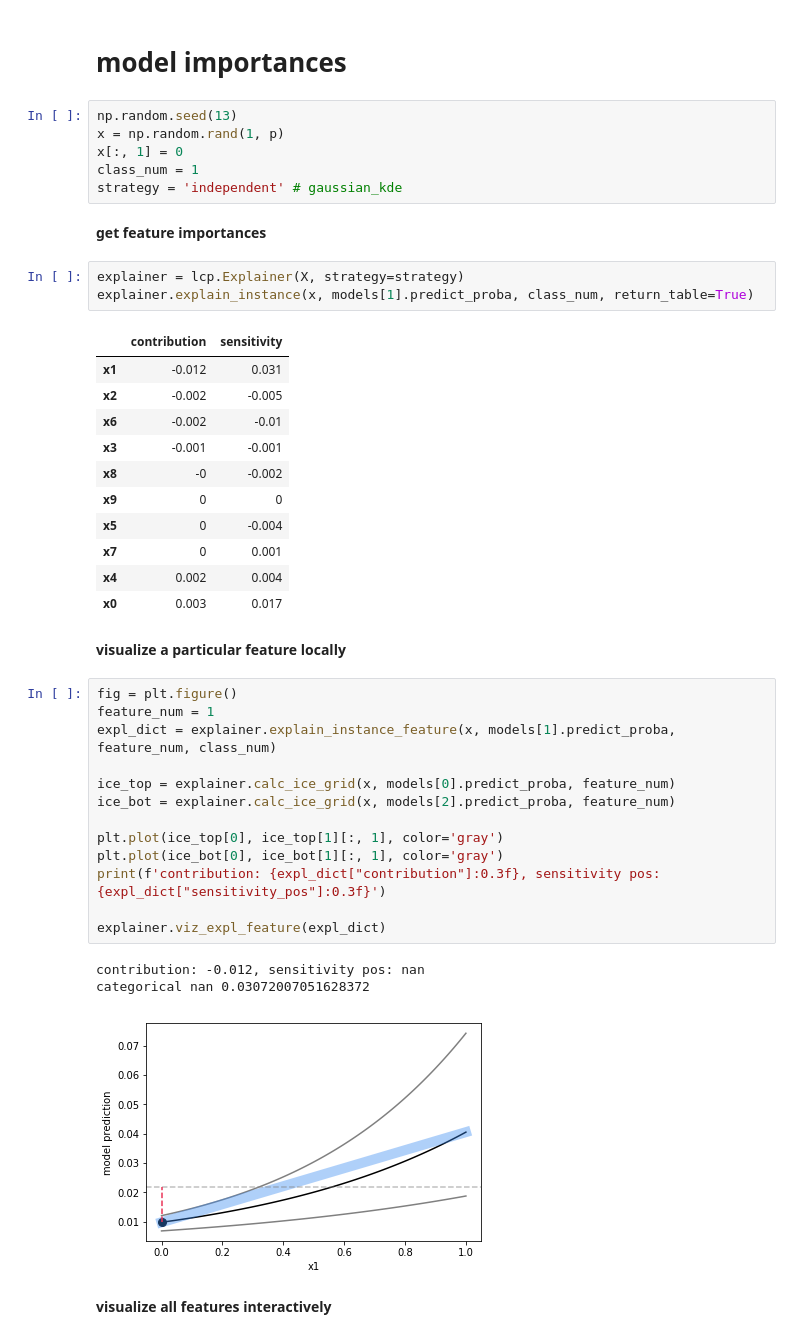
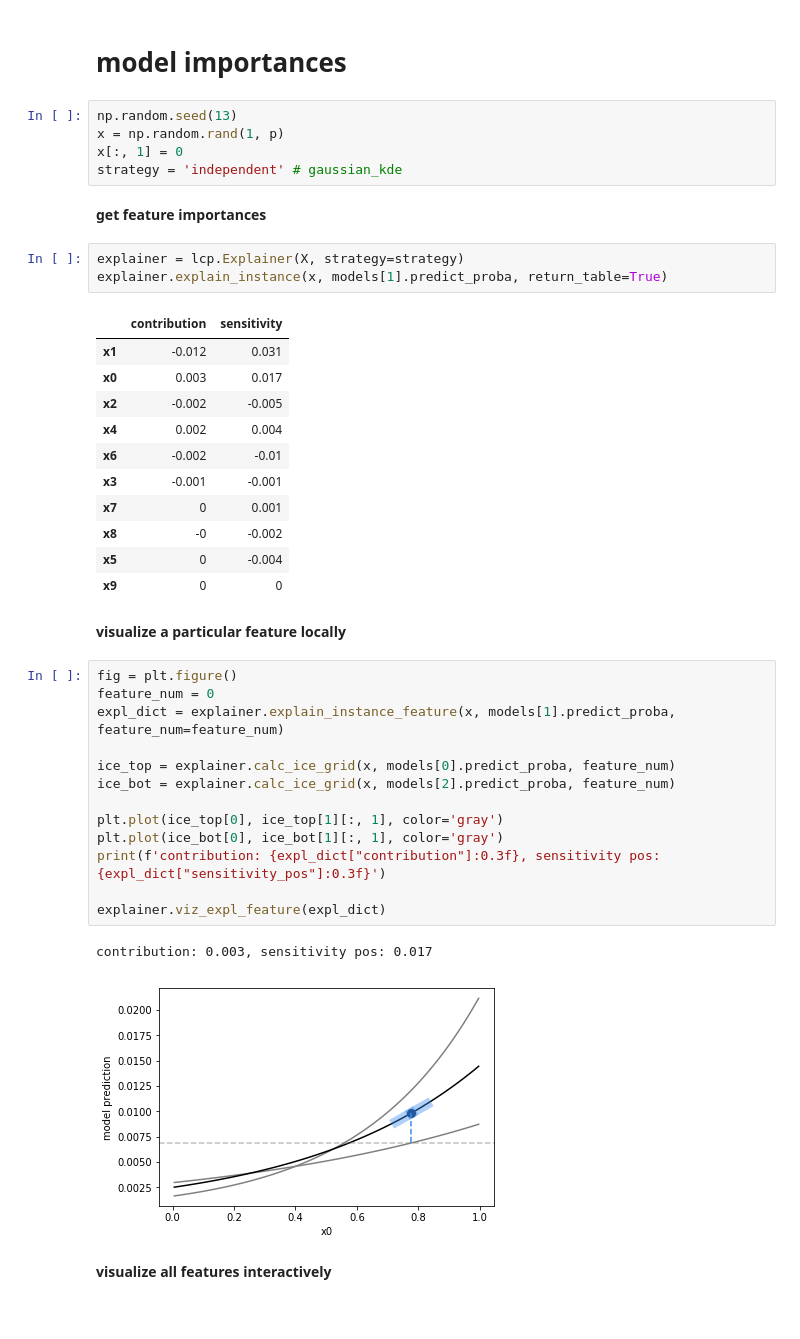
Before and after one commit to Pacmed/sensible-local-interpretations, a Jupyter notebook: interp/eda_interp.ipynb, the cells around one changed output. Cells and saved outputs as stored; diff of their text form.

Commit message:
plot CIs

```diff
--- a/interp/eda_interp.ipynb
+++ b/interp/eda_interp.ipynb
@@ -33,44 +33,42 @@ for class_weight in [0.5, 1, 2]:
 np.random.seed(13)
 x = np.random.rand(1, p)
 x[:, 1] = 0
-class_num = 1
 strategy = 'independent' # gaussian_kde
 # %% [markdown]
 **get feature importances**
 # %%
 explainer = lcp.Explainer(X, strategy=strategy)
-explainer.explain_instance(x, models[1].predict_proba, class_num, return_table=True)
+explainer.explain_instance(x, models[1].predict_proba, return_table=True)
 # %% [output]
 |  | contribution | sensitivity |
 | x1 | -0.012 | 0.031 |
+| x0 | 0.003 | 0.017 |
 | x2 | -0.002 | -0.005 |
+| x4 | 0.002 | 0.004 |
 | x6 | -0.002 | -0.01 |
 | x3 | -0.001 | -0.001 |
+| x7 | 0 | 0.001 |
 | x8 | -0 | -0.002 |
+| x5 | 0 | -0.004 |
 | x9 | 0 | 0 |
-| x5 | 0 | -0.004 |
-| x7 | 0 | 0.001 |
-| x4 | 0.002 | 0.004 |
-| x0 | 0.003 | 0.017 |
 # %% [markdown]
 **visualize a particular feature locally**
 # %%
 fig = plt.figure()
-feature_num = 1
-expl_dict = explainer.explain_instance_feature(x, models[1].predict_proba, feature_num, class_num)
+feature_num = 0
+expl_dict = explainer.explain_instance_feature(x, models[1].predict_proba, feature_num=feature_num)
 
 ice_top = explainer.calc_ice_grid(x, models[0].predict_proba, feature_num)
 ice_bot = explainer.calc_ice_grid(x, models[2].predict_proba, feature_num)
 
 plt.plot(ice_top[0], ice_top[1][:, 1], color='gray')
 plt.plot(ice_bot[0], ice_bot[1][:, 1], color='gray')
 print(f'contribution: {expl_dict["contribution"]:0.3f}, sensitivity pos: {expl_dict["sensitivity_pos"]:0.3f}')
 
 explainer.viz_expl_feature(expl_dict)
 # %% [output]
-contribution: -0.012, sensitivity pos: nan
-categorical nan 0.03072007051628372
+contribution: 0.003, sensitivity pos: 0.017
-[figure, old version]
+[figure, new version]
 # %% [markdown]
 **visualize all features interactively**
 # %%
```
Also changed, not shown: 3 other files.
